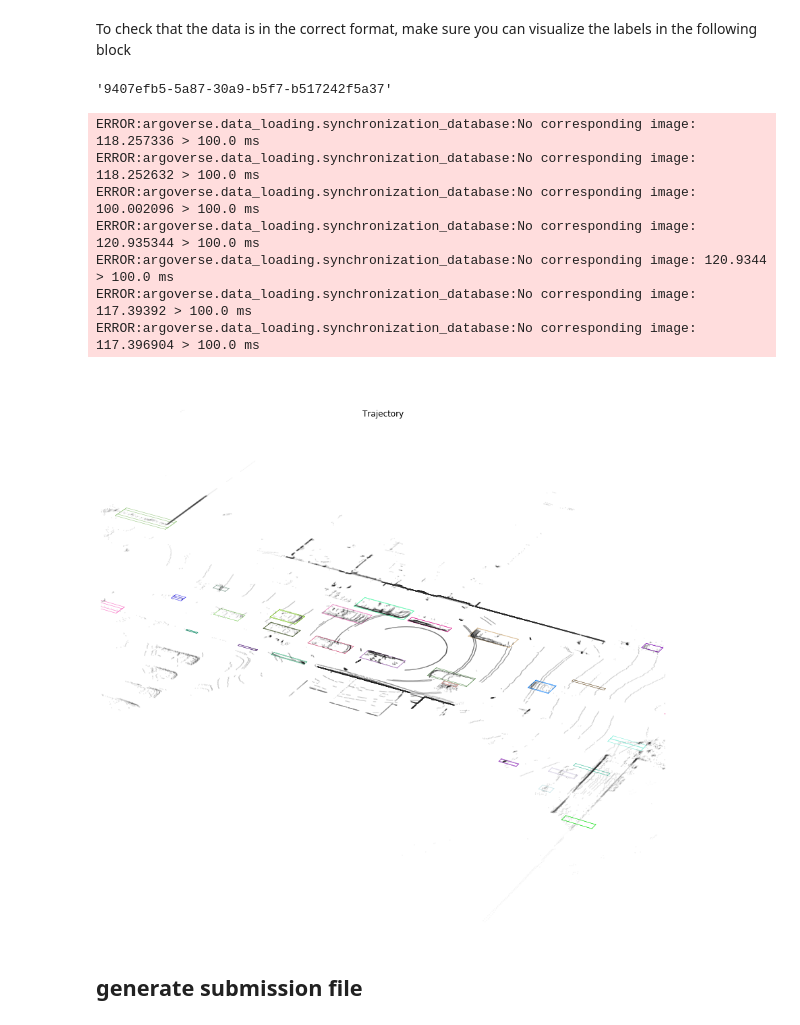
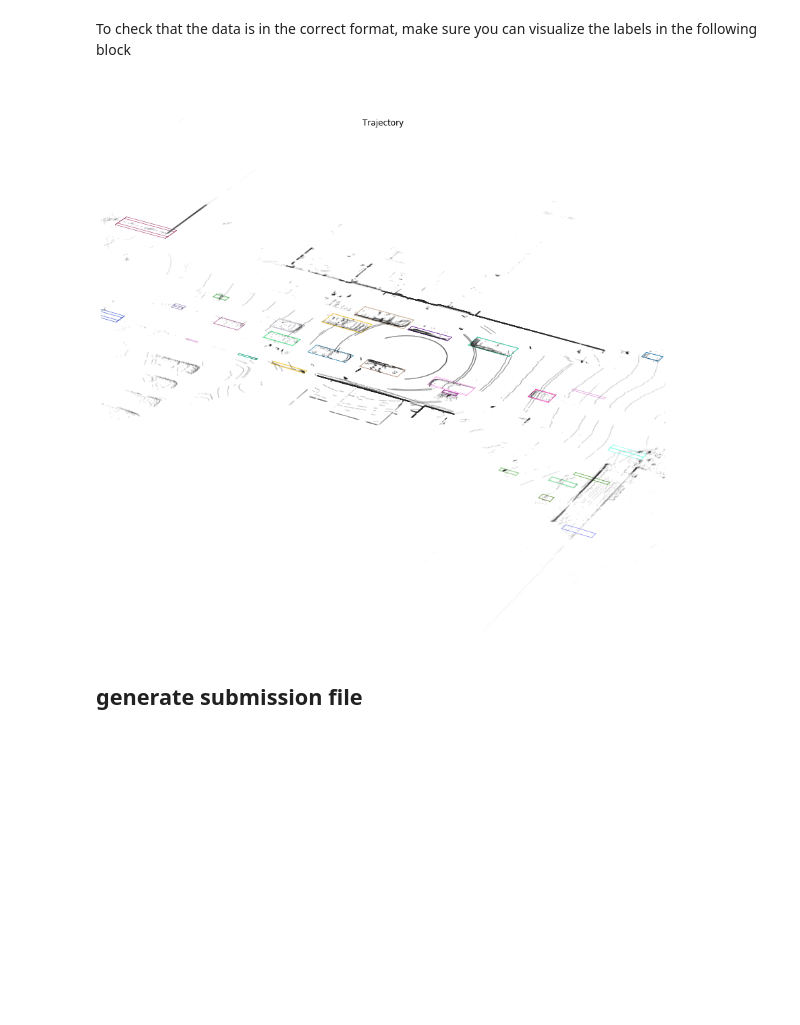
Before and after one commit to argoverse/argoverse-api, a Jupyter notebook: demo_usage/competition_tracking_tutorial.ipynb, the cells around one changed output. Drawn from its saved outputs; the diff is of its cells as text; code cells hidden in the pictures; blank space fills up the shorter version.

```diff
--- a/demo_usage/competition_tracking_tutorial.ipynb
+++ b/demo_usage/competition_tracking_tutorial.ipynb
@@ -15,11 +15,12 @@ import numpy as np
 import argoverse
 from argoverse.data_loading.argoverse_tracking_loader import ArgoverseTrackingLoader
 
+from argoverse.map_representation.map_api import ArgoverseMap
+
 #path to argoverse tracking dataset test set, we will add our predicted labels into per_sweep_annotations_amodal/
 #inside this folder
-data_dir = '/Users/patsorn/Downloads/argoverse-tracking 2/test/'
+data_dir = '/Users/psangkloy/Downloads/argoverse-tracking-1.1/test/'
 
 argoverse_loader = ArgoverseTrackingLoader(data_dir)
 
-from argoverse.map_representation.map_api import ArgoverseMap
 am = ArgoverseMap()
@@ -233,41 +226,23 @@ We also release the tracking baseline used in the paper here https://github.com/
 ## Check Data Format
 # %% [markdown]
 To check that the data is in the correct format, make sure you can visualize the labels in the following block
-# %%
-argoverse_data.current_log
-# %% [output]
-'9407efb5-5a87-30a9-b5f7-b517242f5a37'
 # %%
-%matplotlib inline
-import matplotlib
-import matplotlib.pyplot as plt
-import argoverse.visualization.visualization_utils as viz_util
-
-data_dir = '/Users/patsorn/Downloads/argoverse-tracking 2/test/'
-
 argoverse_loader = ArgoverseTrackingLoader(data_dir)
-argoverse_data = argoverse_loader[19]
+argoverse_data = argoverse_loader.get('9407efb5-5a87-30a9-b5f7-b517242f5a37')
 
 #argoverse_data = argoverse_loader[0]
 f3 = plt.figure(figsize=(15, 15))
 ax3 = f3.add_subplot(111, projection='3d')
 idx=0 # current time frame
 viz_util.draw_point_cloud_trajectory(
         ax3,
         'Trajectory',
         argoverse_data,idx,axes=[0, 1],xlim3d=(-15,15),ylim3d=(-15,15) # X and Y axes
     )
 plt.axis('off')
 plt.show()
 # %% [output]
-ERROR:argoverse.data_loading.synchronization_database:No corresponding image: 118.257336 > 100.0 ms
-ERROR:argoverse.data_loading.synchronization_database:No corresponding image: 118.252632 > 100.0 ms
-ERROR:argoverse.data_loading.synchronization_database:No corresponding image: 100.002096 > 100.0 ms
-ERROR:argoverse.data_loading.synchronization_database:No corresponding image: 120.935344 > 100.0 ms
-ERROR:argoverse.data_loading.synchronization_database:No corresponding image: 120.9344 > 100.0 ms
-ERROR:argoverse.data_loading.synchronization_database:No corresponding image: 117.39392 > 100.0 ms
-ERROR:argoverse.data_loading.synchronization_database:No corresponding image: 117.396904 > 100.0 ms
-[figure, old version]
+[figure, new version]
 # %% [markdown]
 ## generate submission file
 # %% [markdown]
```
Also changed, not shown: parts of 12 cells of this notebook.
